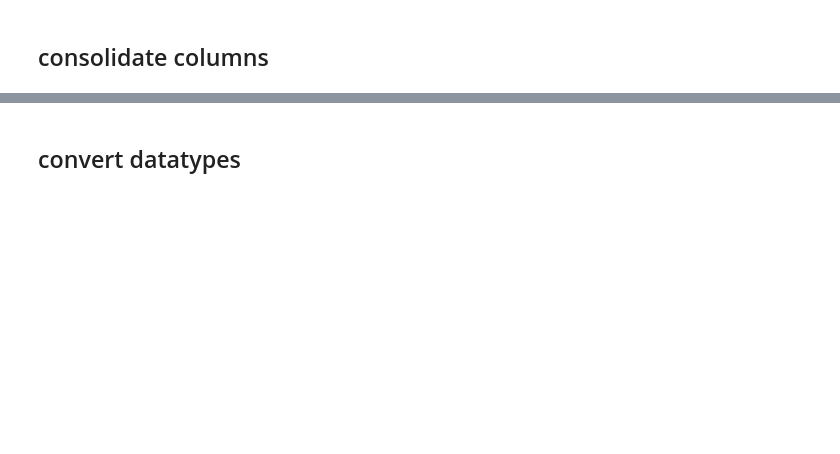
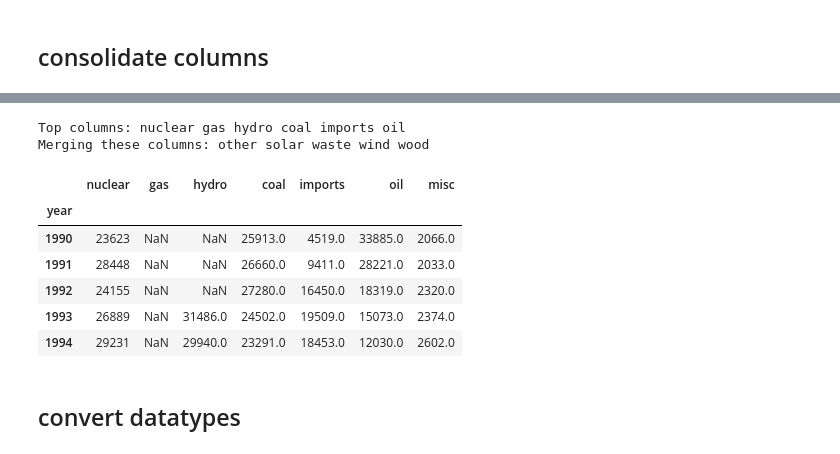
Before and after one commit to samkennerly/kingofsnake, a Jupyter notebook: books/clean.ipynb, the cells around one changed output, grey strips where cells are left out. Saved outputs shown, nothing was run; the diff lists cells and outputs as text; code cells hidden in the pictures; blank space fills up the shorter version.

```diff
--- a/books/clean.ipynb
+++ b/books/clean.ipynb
@@ -52,5 +121,5 @@ data.isna().sum()
 # %% [markdown]
 ## set an index column
 # %%
-data = data.set_index('year').astype('int64')
+data = data.set_index('year').sort_index()
 data.index
@@ -69,6 +163,22 @@ data.sum()
 # %%
-topcols = data.sum().nlargest(6).index
-topcols
+bigcols = data.sum().nlargest(6).index
+print("Top columns:", *bigcols)
+
+smolcols = data.columns.drop(bigcols)
+print("Merging these columns:", *smolcols)
+
+data = data[bigcols].assign(misc=data[smolcols].sum(axis=1))
+data.head()
+# %% [output]
+Top columns: nuclear gas hydro coal imports oil
+Merging these columns: other solar waste wind wood
+|  | nuclear | gas | hydro | coal | imports | oil | misc |
+| year |  |  |  |  |  |  |  |
+| 1990 | 23623 | NaN | NaN | 25913.0 | 4519.0 | 33885.0 | 2066.0 |
+| 1991 | 28448 | NaN | NaN | 26660.0 | 9411.0 | 28221.0 | 2033.0 |
+| 1992 | 24155 | NaN | NaN | 27280.0 | 16450.0 | 18319.0 | 2320.0 |
+| 1993 | 26889 | NaN | 31486.0 | 24502.0 | 19509.0 | 15073.0 | 2374.0 |
+| 1994 | 29231 | NaN | 29940.0 | 23291.0 | 18453.0 | 12030.0 | 2602.0 |
 # %% [markdown]
 ## convert datatypes
 # %%
```
Also changed, not shown: parts of 16 cells of this notebook.
